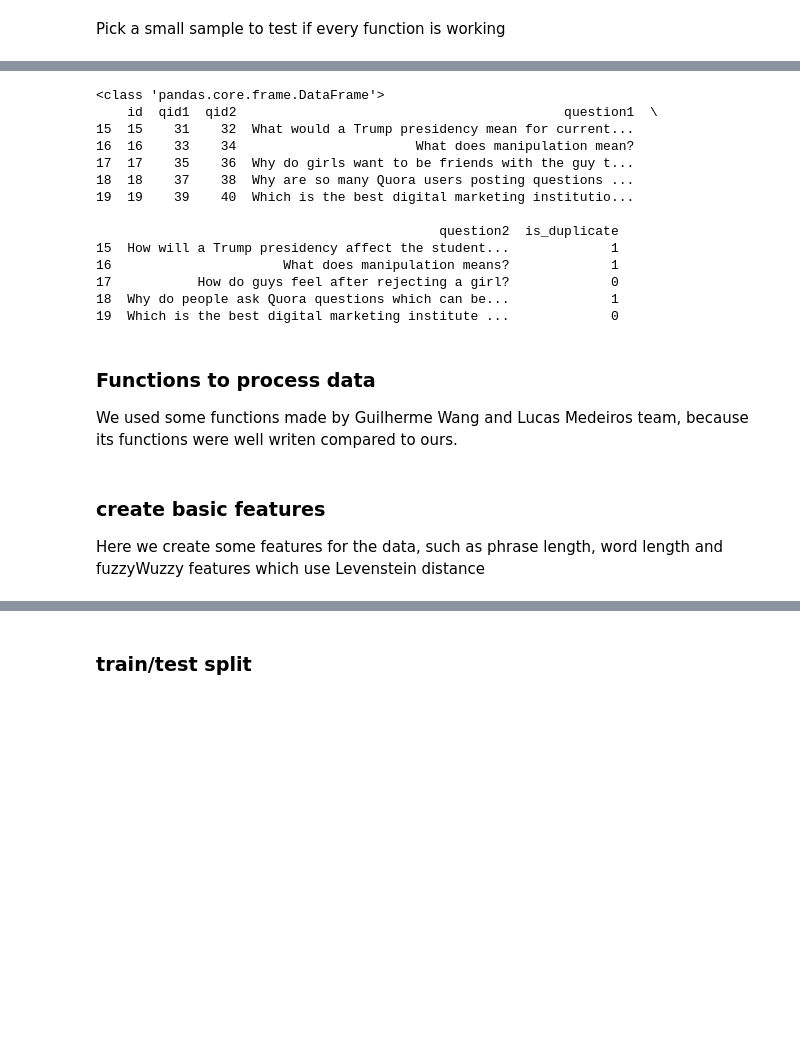
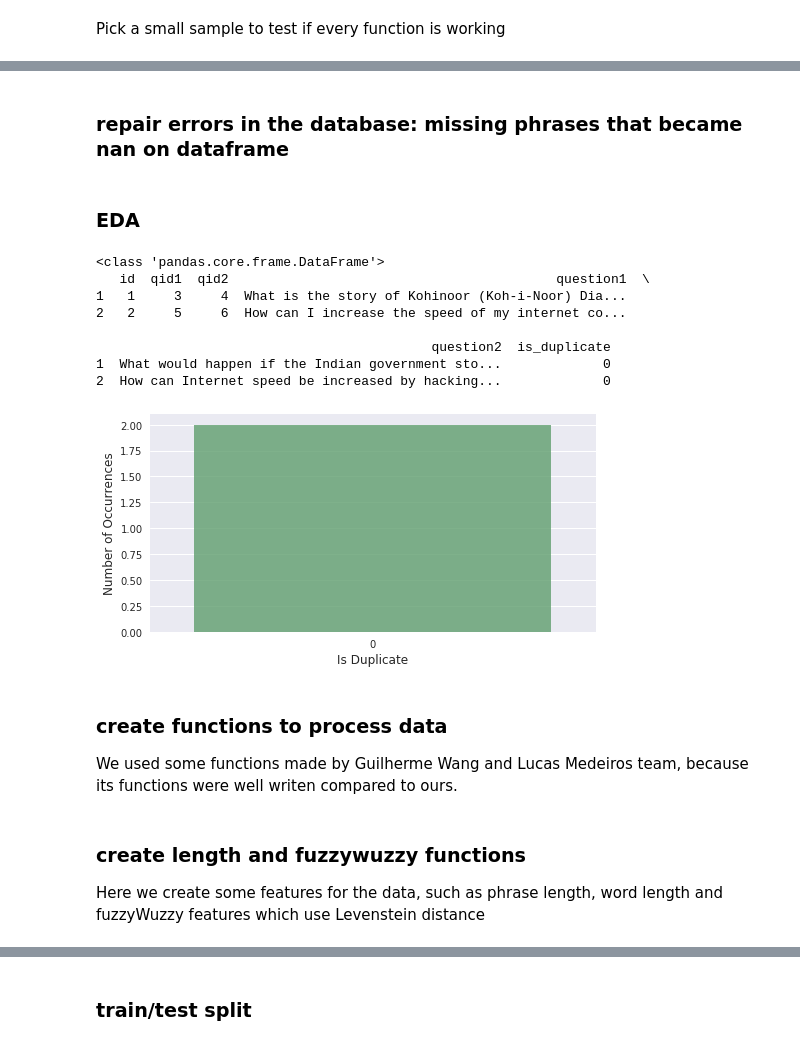
Before and after one commit to Marcelobbr/Kaggle_Quora, a Jupyter notebook: kaggle_quora.ipynb, the cells around one changed output, grey strips where cells are left out. Cells and saved outputs as stored; diff of their text form; code cells hidden in the pictures; blank space fills up the shorter version.

```diff
--- a/kaggle_quora.ipynb
+++ b/kaggle_quora.ipynb
@@ -49,0 +53,7 @@ if __name__ == "__main__":
+# %%
+quora_train_all = pandas.read_csv("/Dados/Kaggle/train.csv")
+#quora_train = quora_train_all.head(105785) # data reduction for tests with sample
+#quora_test = pandas.read_csv("/Dados/Kaggle/test.csv")
+#df_test = quora_test.head(10000)
+# %%
+quora_train = quora_train_all[1:3] # data reduction for tests with sample
@@ -49,0 +66,2 @@ if __name__ == "__main__":
+# %% [markdown]
+### repair errors in the database: missing phrases that became nan on dataframe
@@ -50,24 +75,35 @@ if __name__ == "__main__":
+# %% [markdown]
+### EDA
 # %%
-if __name__ == "__main__":
-    print (type(quora_train))
-    print(quora_train.tail())
+print (type(quora_train))
+print(quora_train.tail())
 # %% [output]
 <class 'pandas.core.frame.DataFrame'>
-    id  qid1  qid2                                          question1  \
-15  15    31    32  What would a Trump presidency mean for current...
-16  16    33    34                       What does manipulation mean?
-17  17    35    36  Why do girls want to be friends with the guy t...
-18  18    37    38  Why are so many Quora users posting questions ...
-19  19    39    40  Which is the best digital marketing institutio...
+   id  qid1  qid2                                          question1  \
+1   1     3     4  What is the story of Kohinoor (Koh-i-Noor) Dia...
+2   2     5     6  How can I increase the speed of my internet co...
 
-                                            question2  is_duplicate
-15  How will a Trump presidency affect the student...             1
-16                      What does manipulation means?             1
-17           How do guys feel after rejecting a girl?             0
-18  Why do people ask Quora questions which can be...             1
-19  Which is the best digital marketing institute ...             0
+                                           question2  is_duplicate
+1  What would happen if the Indian government sto...             0
+2  How can Internet speed be increased by hacking...             0
+# %%
+color = sns.color_palette()
+
+is_dup = quora_train['is_duplicate'].value_counts()
+
+plt.figure(figsize=(8,4))
+
+sns.barplot(is_dup.index, is_dup.values, alpha=0.8, color=color[1])
+
+plt.ylabel('Number of Occurrences', fontsize=12)
+
+plt.xlabel('Is Duplicate', fontsize=12)
+
+plt.show()
+# %% [output]
+[figure, added]
 # %% [markdown]
-### Functions to process data
+### create functions to process data
 We used some functions made by Guilherme Wang and Lucas Medeiros team, because its functions were well writen compared to ours.
 # %%
 # Editing questions with NLTK package
@@ -218,7 +254,7 @@ def cleaning_tool(data, drop_na = True, lower_case = True, rm_duplicate = True,
 
     return data
 # %% [markdown]
-### create basic features
+### create length and fuzzywuzzy functions
 Here we create some features for the data, such as phrase length, word length and fuzzyWuzzy features which use Levenstein distance
 # %%
 def make_basic_features(data):
```
Also changed, not shown: parts of 112 cells of this notebook.
